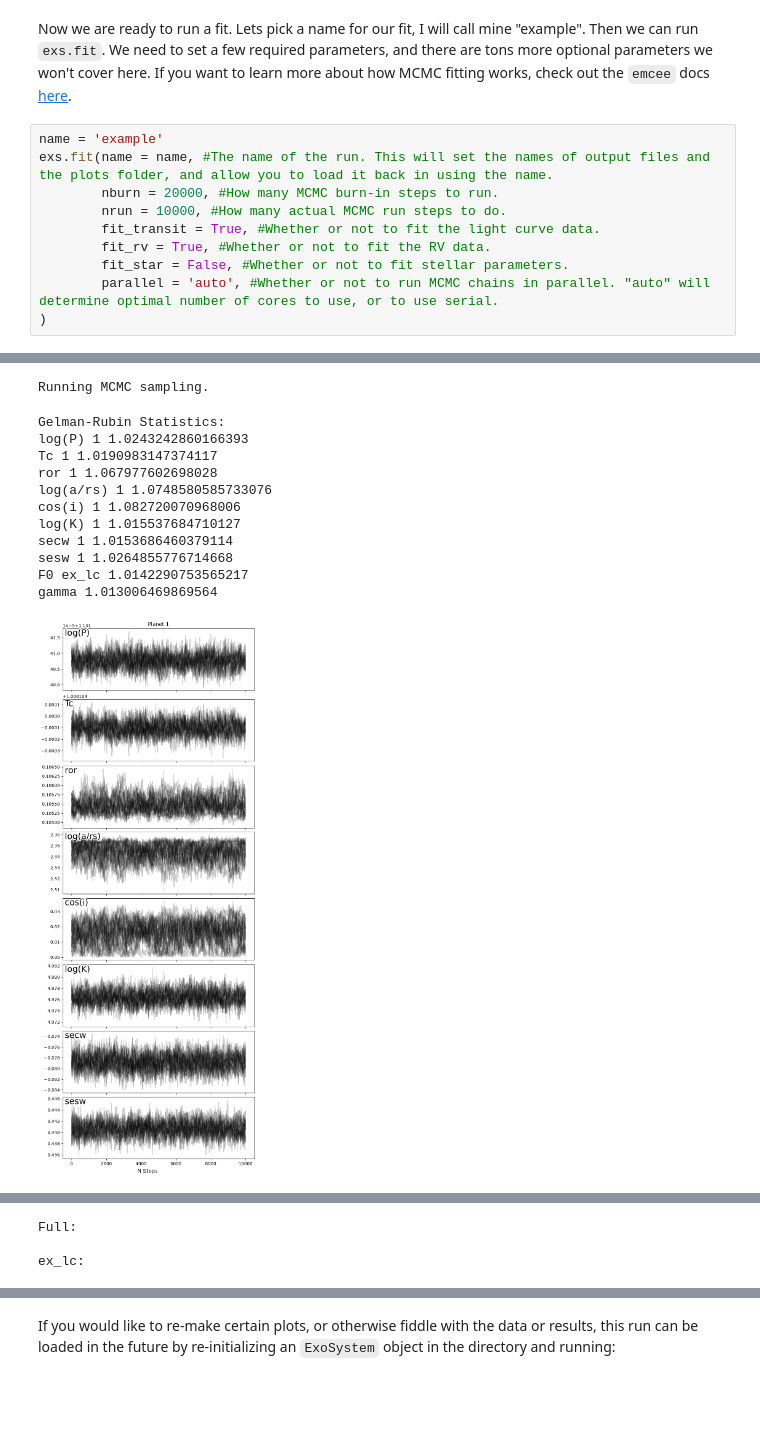
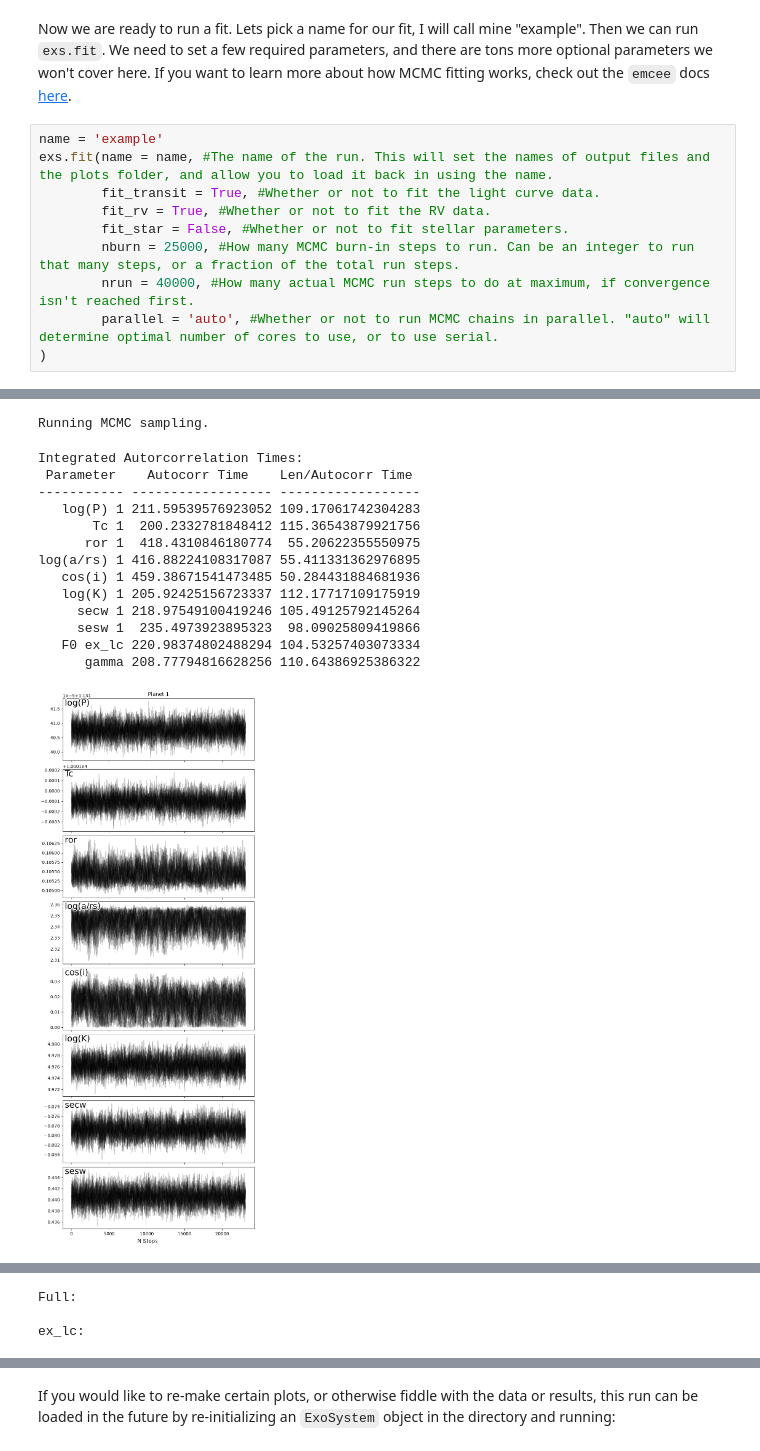
Before and after one commit to maxkroft/Alfred, a Jupyter notebook: docs/quickstart.ipynb, the cells around one changed output, grey strips where cells are left out. Cells and saved outputs as stored; diff of their text form; blank space fills up the shorter version.

Commit message:
updated quickstart guide and the index to reflect the updates with zeus and automatically stopping fits on convergence.

```diff
--- a/docs/quickstart.ipynb
+++ b/docs/quickstart.ipynb
@@ -102,11 +102,11 @@ Now we are ready to run a fit. Lets pick a name for our fit, I will call mine "e
 # %%
 name = 'example'
 exs.fit(name = name, #The name of the run. This will set the names of output files and the plots folder, and allow you to load it back in using the name.
-        nburn = 20000, #How many MCMC burn-in steps to run.
-        nrun = 10000, #How many actual MCMC run steps to do.
         fit_transit = True, #Whether or not to fit the light curve data.
         fit_rv = True, #Whether or not to fit the RV data.
         fit_star = False, #Whether or not to fit stellar parameters.
+        nburn = 25000, #How many MCMC burn-in steps to run. Can be an integer to run that many steps, or a fraction of the total run steps.
+        nrun = 40000, #How many actual MCMC run steps to do at maximum, if convergence isn't reached first.
         parallel = 'auto', #Whether or not to run MCMC chains in parallel. "auto" will determine optimal number of cores to use, or to use serial.
 )
 # %% [output]
@@ -126,15 +126,17 @@ Running in parallel with 10 cores.
 
 Running MCMC burn-in.
 Running MCMC sampling.
-Gelman-Rubin Statistics:
-log(P) 1 1.0243242860166393
-Tc 1 1.0190983147374117
-ror 1 1.067977602698028
-log(a/rs) 1 1.0748580585733076
-cos(i) 1 1.082720070968006
-log(K) 1 1.015537684710127
-secw 1 1.0153686460379114
-sesw 1 1.0264855776714668
-F0 ex_lc 1.0142290753565217
-gamma 1.013006469869564
+Integrated Autorcorrelation Times:
+ Parameter    Autocorr Time    Len/Autocorr Time
+----------- ------------------ ------------------
+   log(P) 1 211.59539576923052 109.17061742304283
+       Tc 1  200.2332781848412 115.36543879921756
+      ror 1  418.4310846180774  55.20622355550975
+log(a/rs) 1 416.88224108317087 55.411331362976895
+   cos(i) 1 459.38671541473485 50.284431884681936
+   log(K) 1 205.92425156723337 112.17717109175919
+     secw 1 218.97549100419246 105.49125792145264
+     sesw 1  235.4973923895323  98.09025809419866
+   F0 ex_lc 220.98374802488294 104.53257403073334
+      gamma 208.77794816628256 110.64386925386322
-[figure, old version]
+[figure, new version]
```
Also changed, not shown: parts of 2 cells of this notebook, 2 other files.
